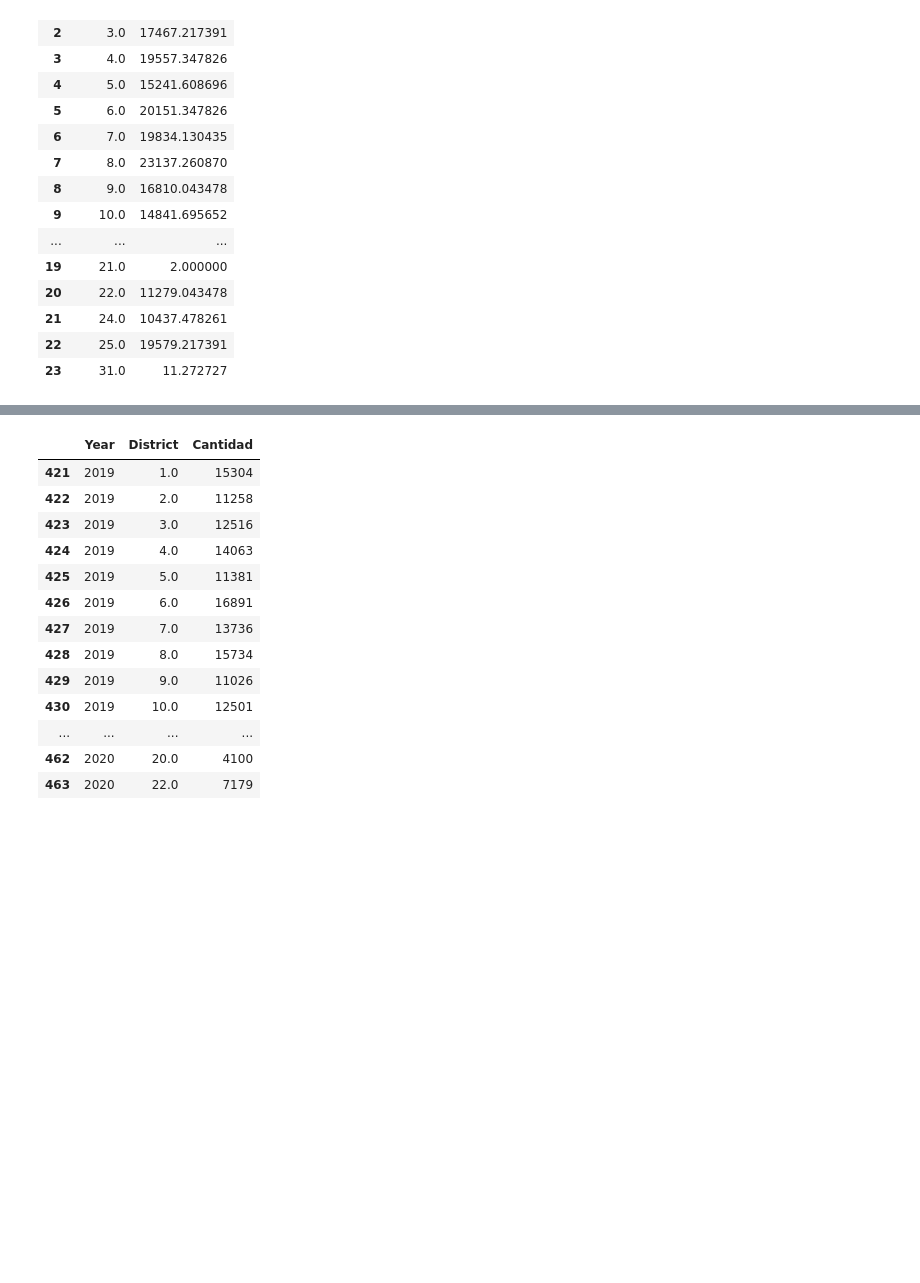
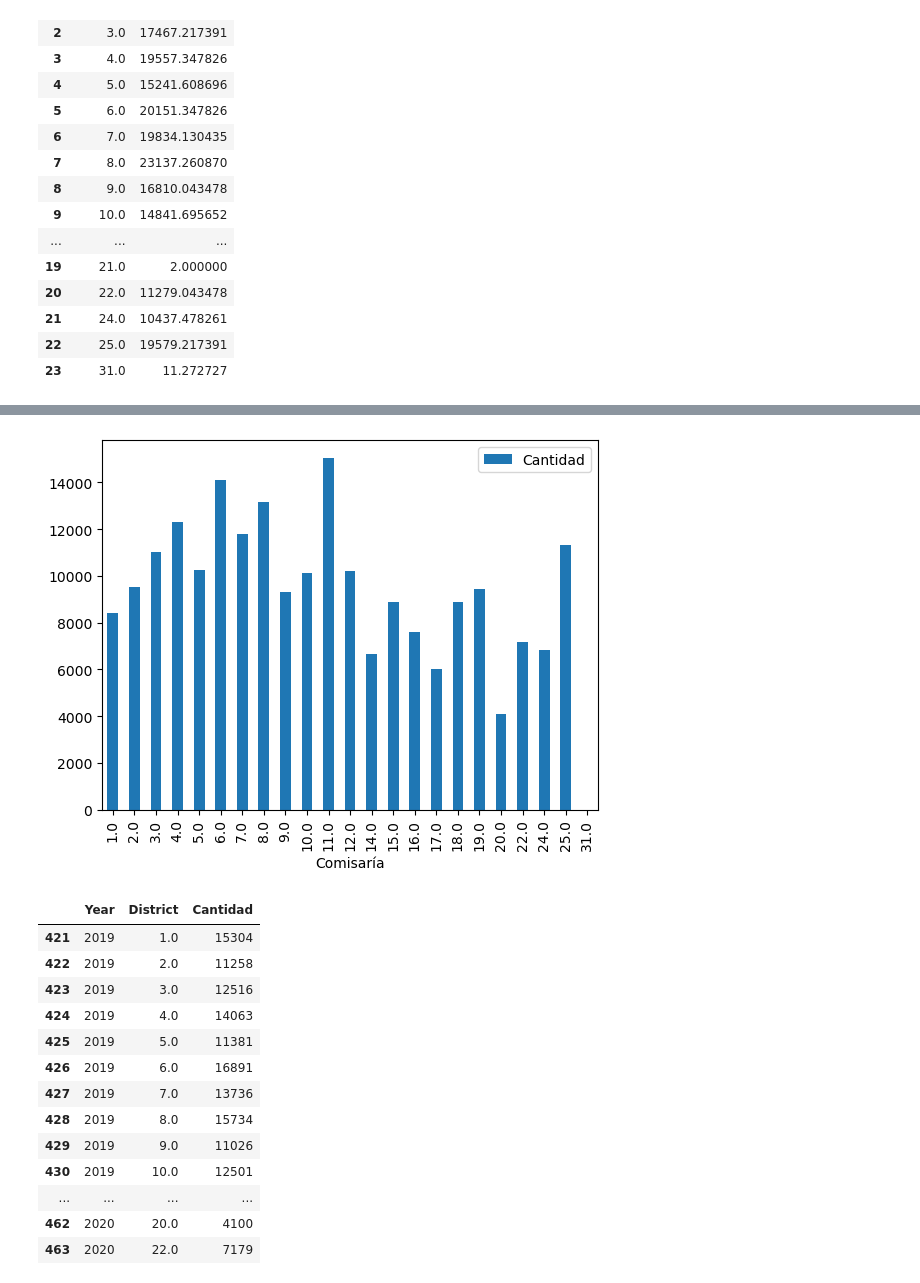
Before and after one commit to JorgeSierra22/Cloud-BigData, a Jupyter notebook: results/results.ipynb, the cells around one changed output, grey strips where cells are left out. Saved outputs shown, nothing was run; the diff lists cells and outputs as text; code cells hidden in the pictures; blank space fills up the shorter version.

```diff
--- a/results/results.ipynb
+++ b/results/results.ipynb
@@ -318,3 +320,11 @@ plt.show()
+# %%
+df_filtered1 = df2[df2['Year'] == 2020]
+# %%
+df_filtered1.plot(x='District', y='Cantidad',kind="bar")
+plt.xlabel('Comisaría')
+plt.show()
+# %% [output]
+[figure, added]
 # %%
 df_filtered = df2[df2['Year'].isin([2019, 2020])]
 df_filtered
```
Also changed, not shown: parts of 28 cells of this notebook.
